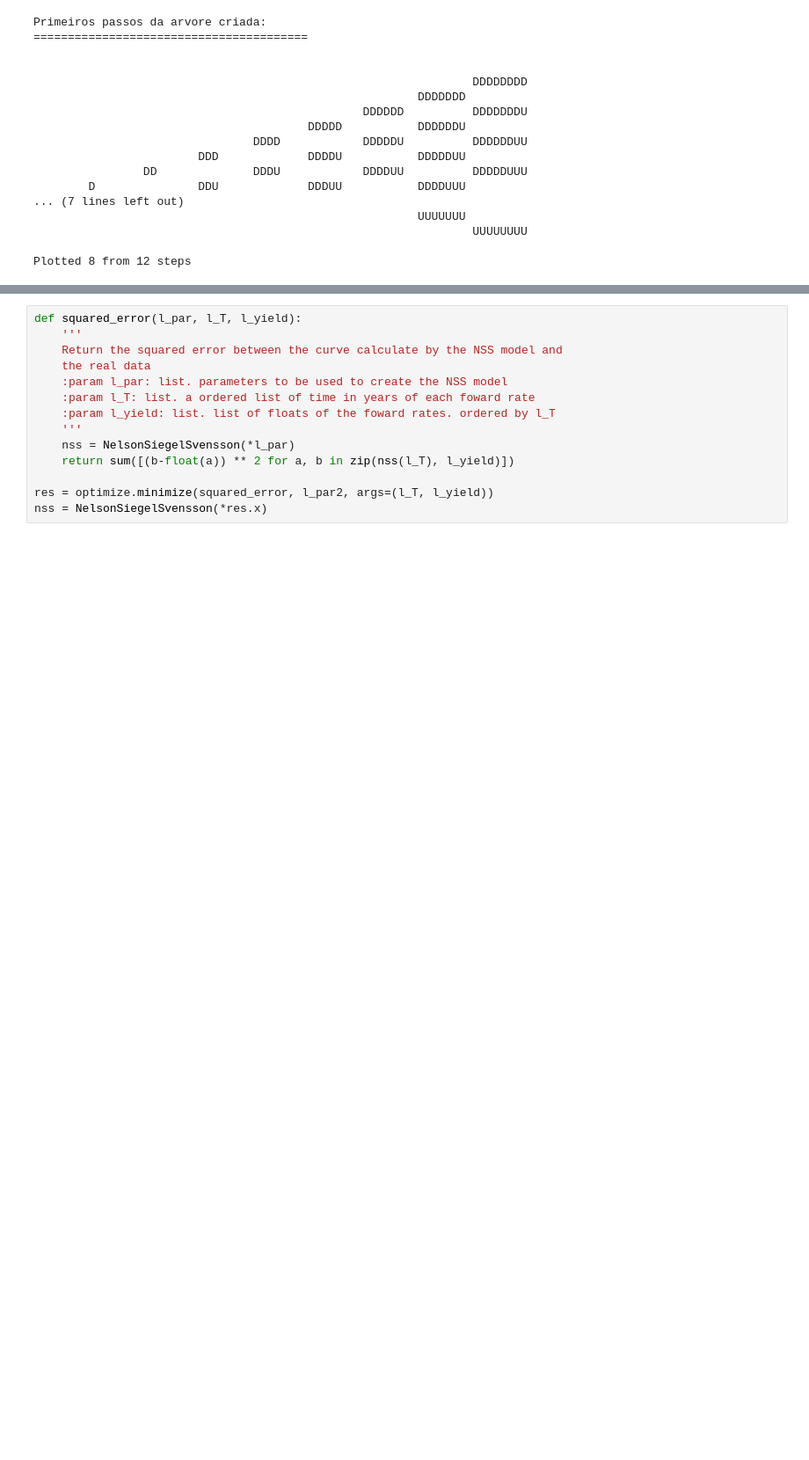
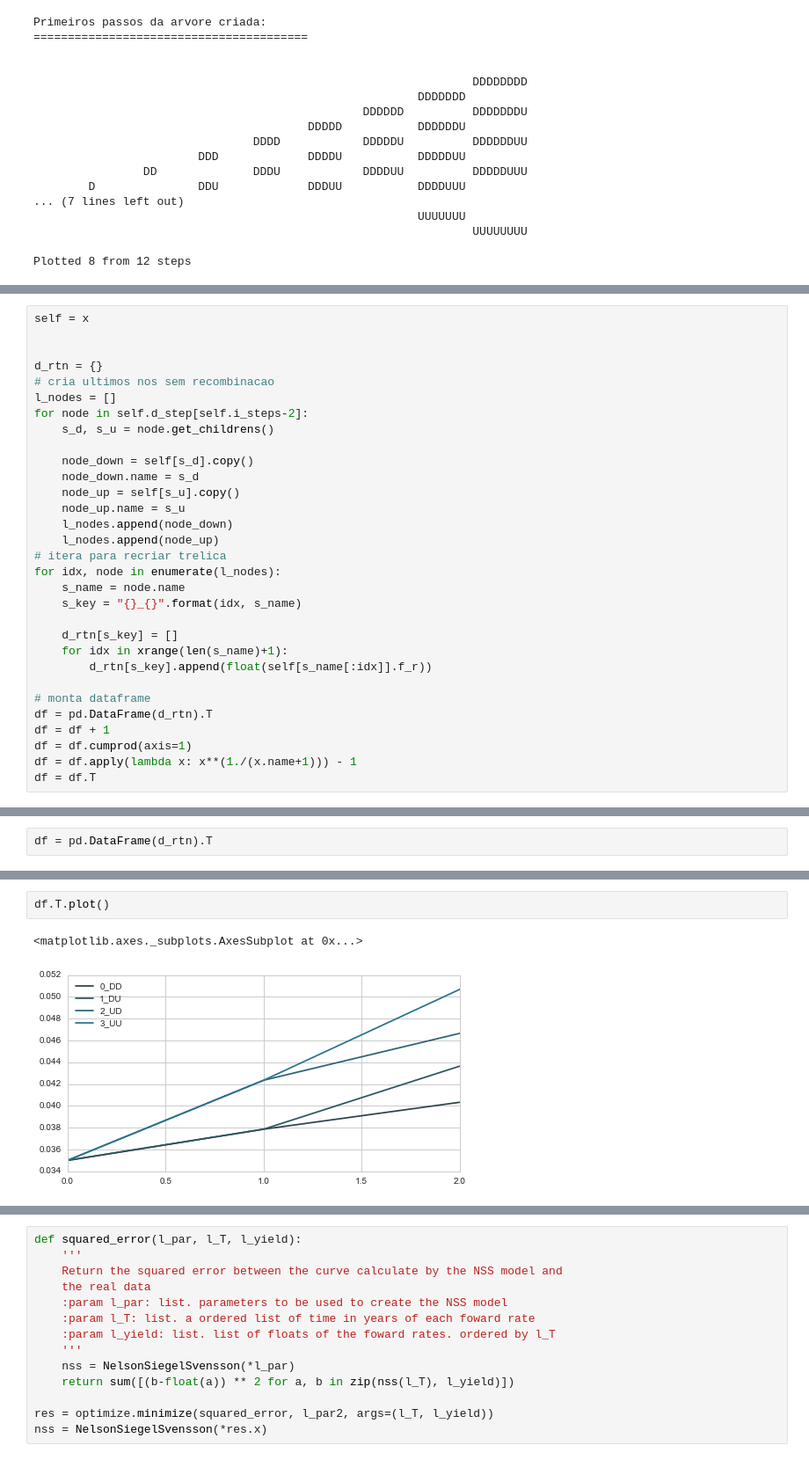
Before and after one commit to ucaiado/ShortRate_Model, a Jupyter notebook: Kalotay-Williams-Fabozzi.ipynb, the cells around one changed output, grey strips where cells are left out. Shown at 88% size. Drawn from its saved outputs; the diff is of its cells as text; blank space fills up the shorter version.

```diff
--- a/Kalotay-Williams-Fabozzi.ipynb
+++ b/Kalotay-Williams-Fabozzi.ipynb
@@ -301,0 +753,31 @@ Plotted 8 from 12 steps
+# %%
+self = x
+
+
+d_rtn = {}
+# cria ultimos nos sem recombinacao
+l_nodes = []
+for node in self.d_step[self.i_steps-2]:
+    s_d, s_u = node.get_childrens()
+
+    node_down = self[s_d].copy()
+    node_down.name = s_d
+    node_up = self[s_u].copy()
+    node_up.name = s_u
+    l_nodes.append(node_down)
+    l_nodes.append(node_up)
+# itera para recriar trelica
+for idx, node in enumerate(l_nodes):
+    s_name = node.name
+    s_key = "{}_{}".format(idx, s_name)
+
+    d_rtn[s_key] = []
+    for idx in xrange(len(s_name)+1):
+        d_rtn[s_key].append(float(self[s_name[:idx]].f_r))
+
+# monta dataframe
+df = pd.DataFrame(d_rtn).T
+df = df + 1
+df = df.cumprod(axis=1)
+df = df.apply(lambda x: x**(1./(x.name+1))) - 1
+df = df.T
@@ -301,0 +792,2 @@ Plotted 8 from 12 steps
+# %%
+df = pd.DataFrame(d_rtn).T
@@ -301,0 +810,5 @@ Plotted 8 from 12 steps
+# %%
+df.T.plot()
+# %% [output]
+<matplotlib.axes._subplots.AxesSubplot at 0x...>
+[figure, added]
```
Also changed, not shown: parts of 37 cells of this notebook, 3 other files.
